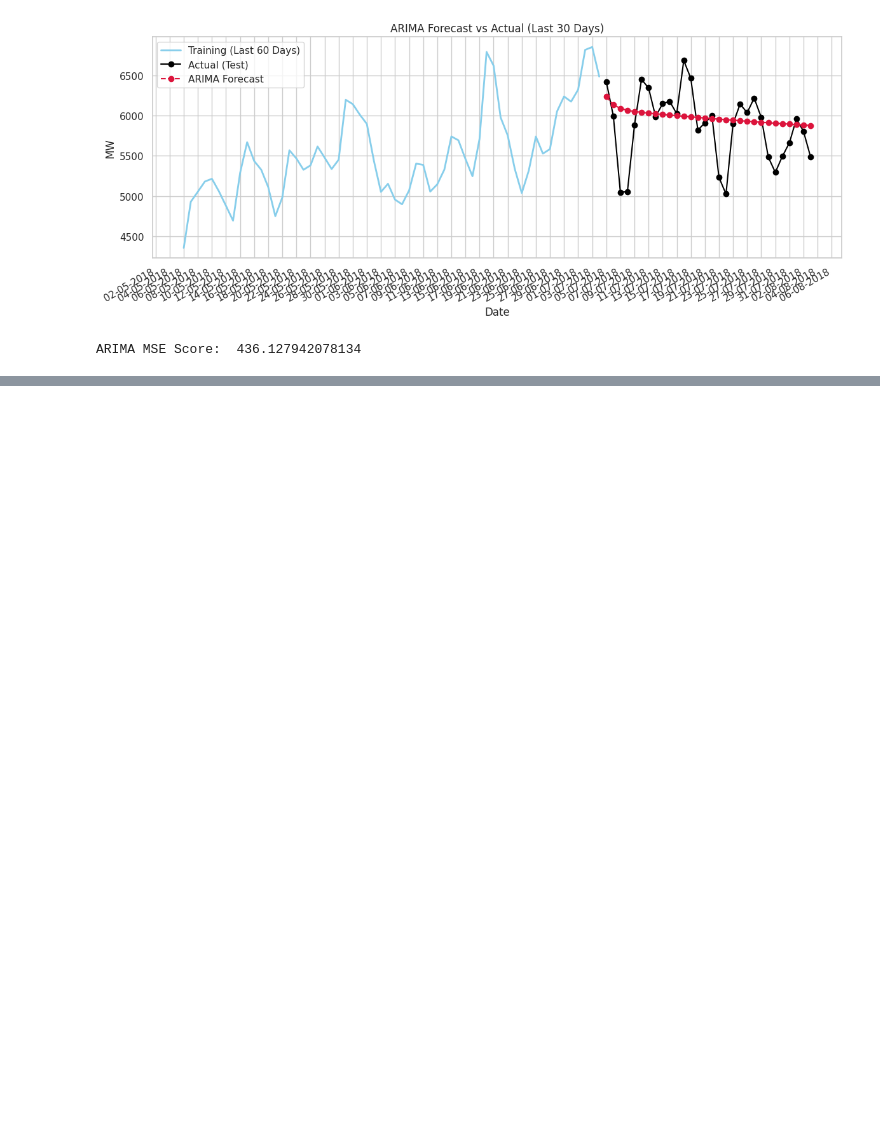
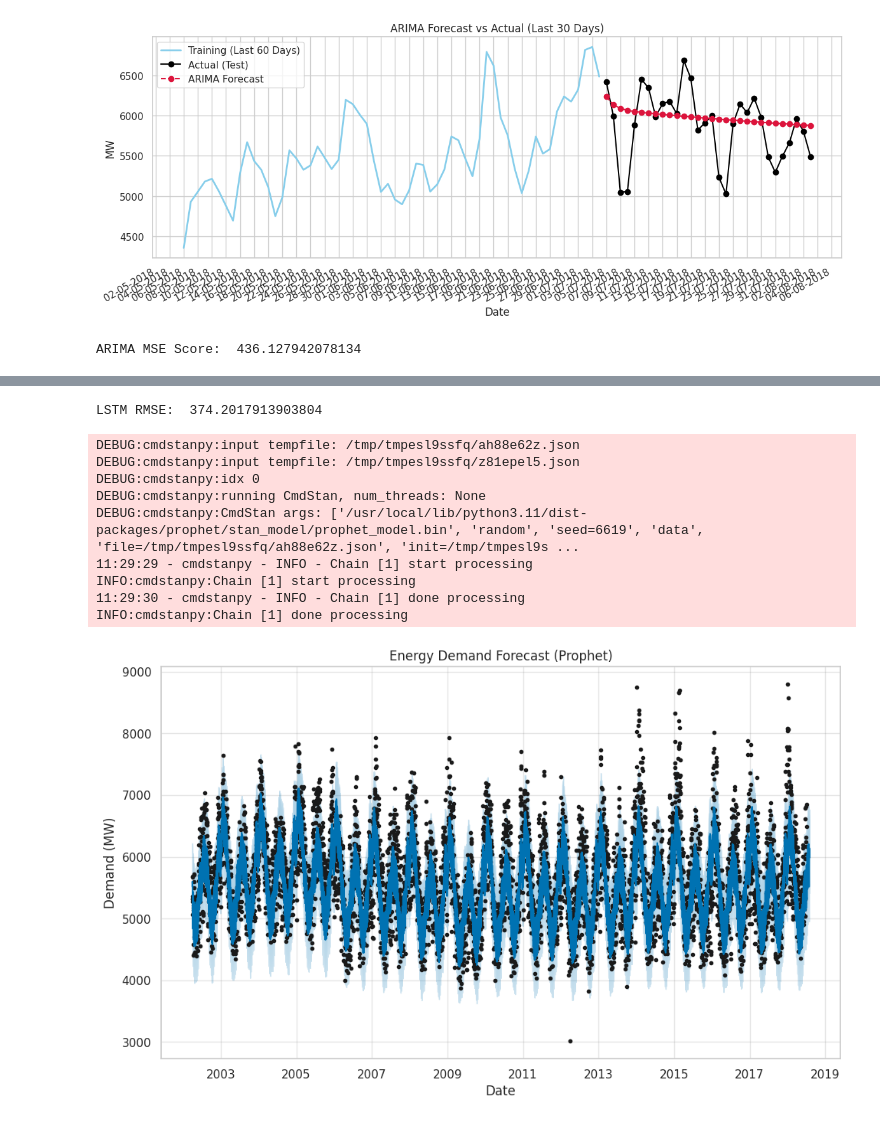
Before and after one commit to rizz045/Energy_Demand_Forecasting_Using_Time_Series_Analysis, a Jupyter notebook: Energy_Demand_Forecasting.ipynb, the cells around one changed output, grey strips where cells are left out. Cells and saved outputs as stored; diff of their text form; code cells hidden in the pictures; blank space fills up the shorter version.

```diff
--- a/Energy_Demand_Forecasting.ipynb
+++ b/Energy_Demand_Forecasting.ipynb
@@ -500,0 +747,55 @@ from statsmodels.tsa.arima.model import ARIMA
+# %%
+print("LSTM RMSE: ", root_mean_squared_error(forecast_series, test))
+# %% [output]
+LSTM RMSE:  374.2017913903804
+# %%
+# Install Prophet (uncomment if running in a new environment)
+# !pip install prophet
+
+import pandas as pd
+from prophet import Prophet
+import matplotlib.pyplot as plt
+from sklearn.metrics import mean_squared_error
+import numpy as np
+
+# Load and prepare data
+# series = pd.read_csv("your_file.csv", index_col=0, parse_dates=True)
+series = train.squeeze().reset_index()
+series.columns = ['ds', 'y']  # Prophet expects 'ds' (date) and 'y' (target)
+
+# Initialize and fit Prophet model
+model = Prophet(daily_seasonality=True, yearly_seasonality=True)
+model.fit(series)
+
+# Create future dataframe and forecast next 30 days
+future = model.make_future_dataframe(periods=30, freq='D')
+forecast = model.predict(future)
+
+# Plot forecast
+fig1 = model.plot(forecast)
+plt.title("Energy Demand Forecast (Prophet)")
+plt.xlabel("Date")
+plt.ylabel("Demand (MW)")
+plt.grid(True)
+plt.show()
+
+# Plot seasonality and trend components
+fig2 = model.plot_components(forecast)
+plt.show()
+
+# Optional: Evaluate if true values are available for comparison
+# merged = pd.merge(series, forecast[['ds', 'yhat']], on='ds', how='right')
+# merged.dropna(inplace=True)
+# rmse = np.sqrt(mean_squared_error(merged['y'], merged['yhat']))
+# print(f"RMSE: {rmse:.2f}")
+# %% [output]
+DEBUG:cmdstanpy:input tempfile: /tmp/tmpesl9ssfq/ah88e62z.json
+DEBUG:cmdstanpy:input tempfile: /tmp/tmpesl9ssfq/z81epel5.json
+DEBUG:cmdstanpy:idx 0
+DEBUG:cmdstanpy:running CmdStan, num_threads: None
+DEBUG:cmdstanpy:CmdStan args: ['/usr/local/lib/python3.11/dist-packages/prophet/stan_model/prophet_model.bin', 'random', 'seed=6619', 'data', 'file=/tmp/tmpesl9ssfq/ah88e62z.json', 'init=/tmp/tmpesl9s ...
+11:29:29 - cmdstanpy - INFO - Chain [1] start processing
+INFO:cmdstanpy:Chain [1] start processing
+11:29:30 - cmdstanpy - INFO - Chain [1] done processing
+INFO:cmdstanpy:Chain [1] done processing
+[figure, added]
```
Also changed, not shown: parts of 23 cells of this notebook.
